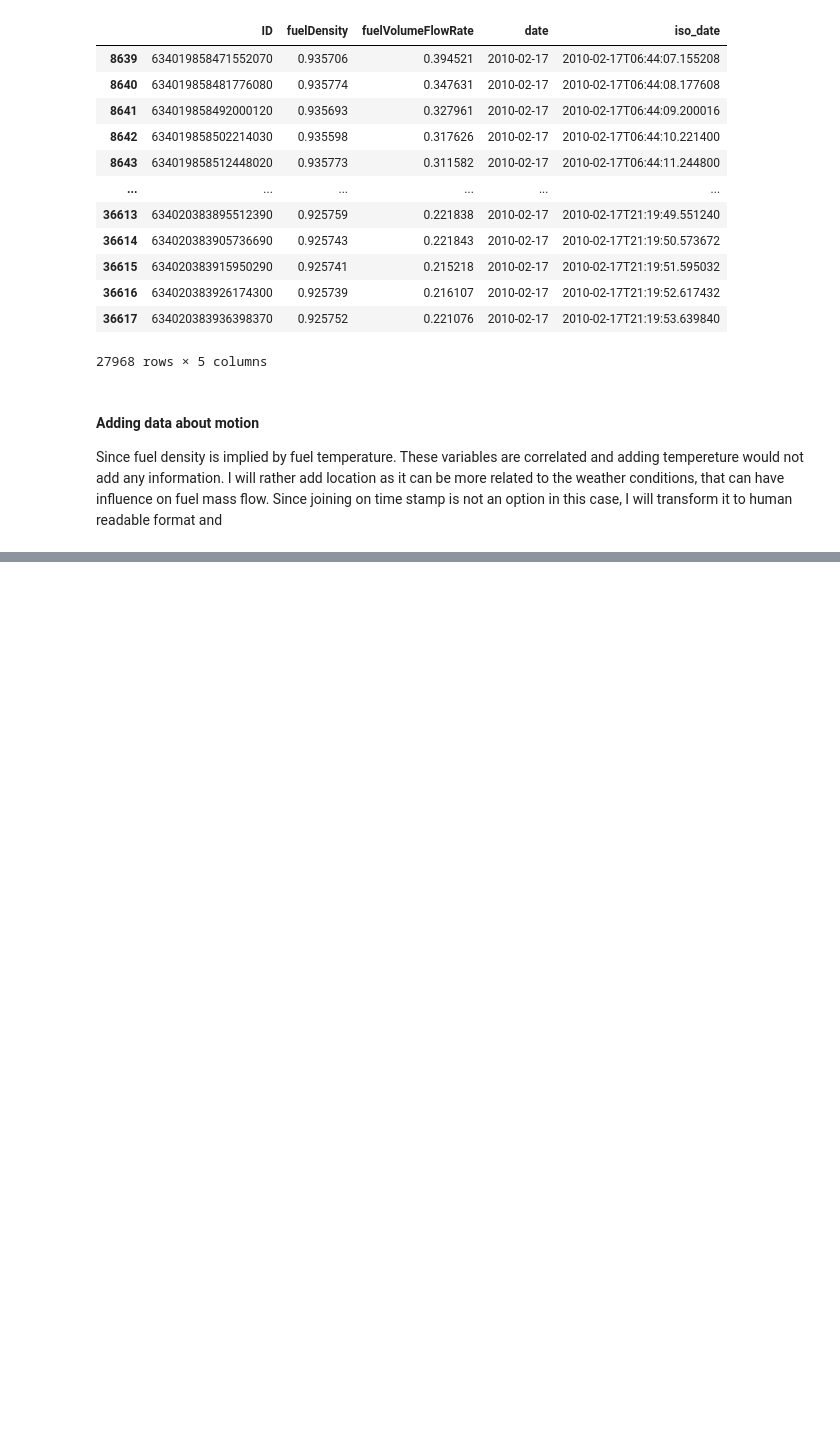
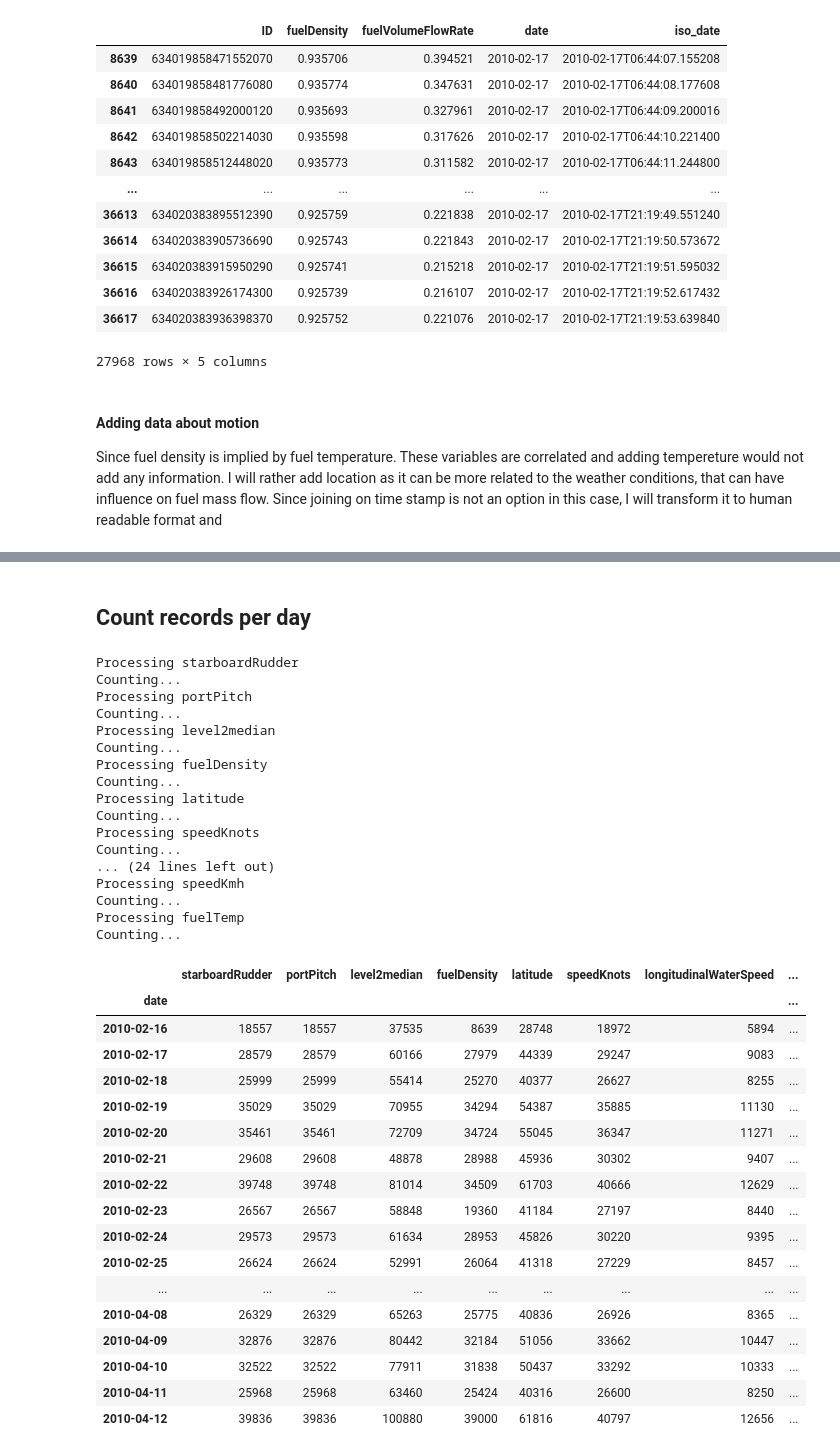
Before and after one commit to Ton201/ML_Miniproject1, a Jupyter notebook: exploration.ipynb, the cells around one changed output, grey strips where cells are left out. Cells and saved outputs as stored; diff of their text form; code cells hidden in the pictures; blank space fills up the shorter version.

```diff
--- a/exploration.ipynb
+++ b/exploration.ipynb
@@ -41,5 +37,0 @@ pprint(columns)
-# %%
-df = pd.DataFrame(tables["fuelDensity"].ID.tolist(), columns = ('ID',))
-df = df.merge(tables["fuelDensity"], on='ID',how='inner')
-df = df.merge(tables["fuelVolumeFlowRate"], on='ID',how='inner')
-df
@@ -74,4 +78,4 @@ def ticks_to_ymd(ticks):
 # %%
-df["date"] = df.ID.apply(ticks_to_ymd)
-df["iso_date"] = df.ID.apply(ticks_to_iso)
+df_cons["date"] = df_cons.ID.apply(ticks_to_ymd)
+df_cons["iso_date"] = df_cons.ID.apply(ticks_to_iso)
 # %%
@@ -228,0 +155,54 @@ tables["trueHeading"].ID.apply
+# %% [markdown]
+## Count records per day
+# %%
+df_rec_counts = None
+for name, df in tables.items():
+    print(f'Processing {name}')
+    if name not in df.keys():
+        add_dates(name)
+    print('Counting...')
+    df = df[["date", name]].groupby("date").count()
+
+    if df_rec_counts is None:
+        df_rec_counts = df
+    else:
+        df_rec_counts = pd.merge(df_rec_counts, df, on="date")
+
+display(df_rec_counts)
+df_rec_counts.to_csv('records_per_day.csv', header=True)
+# %% [output]
+Processing starboardRudder
+Counting...
+Processing portPitch
+Counting...
+Processing level2median
+Counting...
+Processing fuelDensity
+Counting...
+Processing latitude
+Counting...
+Processing speedKnots
+Counting...
+... (24 lines left out)
+Processing speedKmh
+Counting...
+Processing fuelTemp
+Counting...
+|  | starboardRudder | portPitch | level2median | fuelDensity | latitude | speedKnots | longitudinalWaterSpeed | ... |
+| date |  |  |  |  |  |  |  | ... |
+| 2010-02-16 | 18557 | 18557 | 37535 | 8639 | 28748 | 18972 | 5894 | ... |
+| 2010-02-17 | 28579 | 28579 | 60166 | 27979 | 44339 | 29247 | 9083 | ... |
+| 2010-02-18 | 25999 | 25999 | 55414 | 25270 | 40377 | 26627 | 8255 | ... |
+| 2010-02-19 | 35029 | 35029 | 70955 | 34294 | 54387 | 35885 | 11130 | ... |
+| 2010-02-20 | 35461 | 35461 | 72709 | 34724 | 55045 | 36347 | 11271 | ... |
+| 2010-02-21 | 29608 | 29608 | 48878 | 28988 | 45936 | 30302 | 9407 | ... |
+| 2010-02-22 | 39748 | 39748 | 81014 | 34509 | 61703 | 40666 | 12629 | ... |
+| 2010-02-23 | 26567 | 26567 | 58848 | 19360 | 41184 | 27197 | 8440 | ... |
+| 2010-02-24 | 29573 | 29573 | 61634 | 28953 | 45826 | 30220 | 9395 | ... |
+| 2010-02-25 | 26624 | 26624 | 52991 | 26064 | 41318 | 27229 | 8457 | ... |
+| ... | ... | ... | ... | ... | ... | ... | ... | ... |
+| 2010-04-08 | 26329 | 26329 | 65263 | 25775 | 40836 | 26926 | 8365 | ... |
+| 2010-04-09 | 32876 | 32876 | 80442 | 32184 | 51056 | 33662 | 10447 | ... |
+| 2010-04-10 | 32522 | 32522 | 77911 | 31838 | 50437 | 33292 | 10333 | ... |
+| 2010-04-11 | 25968 | 25968 | 63460 | 25424 | 40316 | 26600 | 8250 | ... |
+| 2010-04-12 | 39836 | 39836 | 100880 | 39000 | 61816 | 40797 | 12656 | ... |
```
Also changed, not shown: parts of 16 cells of this notebook, 2 other files.
